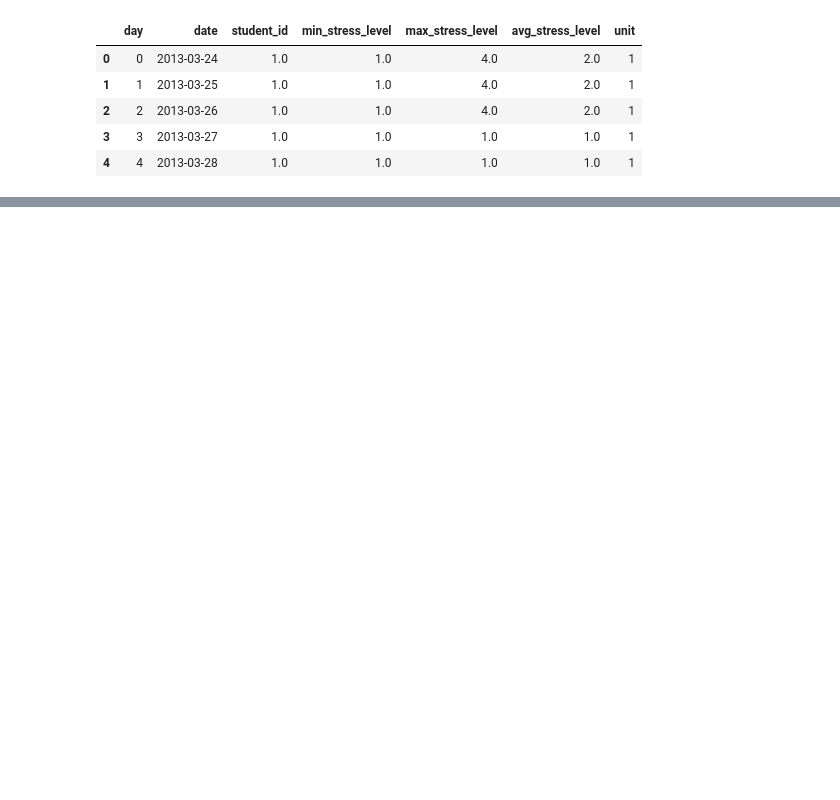
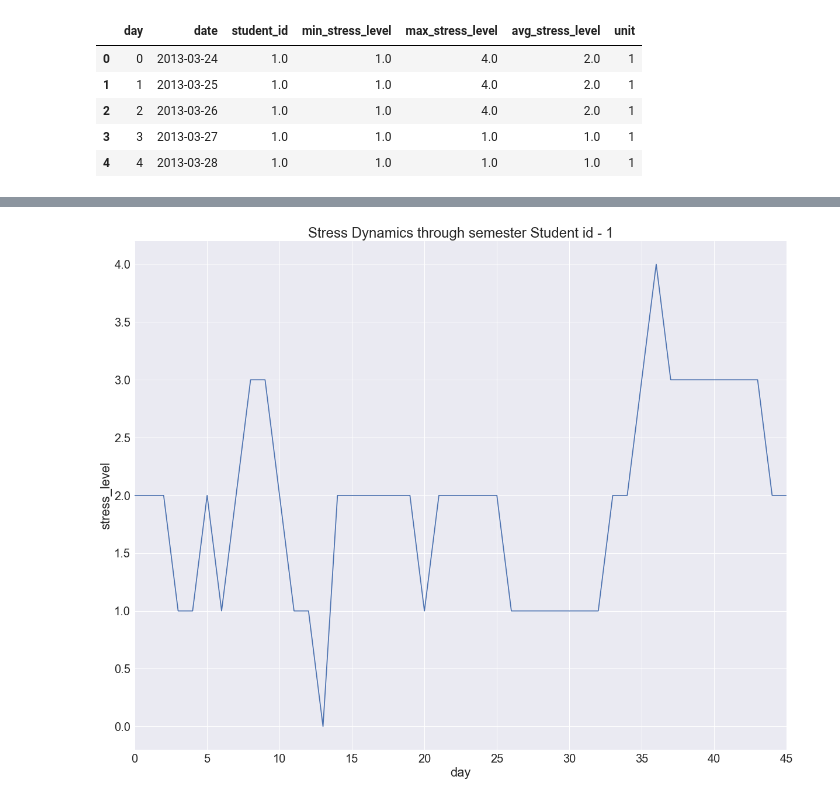
Before and after one commit to abhinavshaw1993/StudentLife-ML-Analysis, a Jupyter notebook: Vizualization/EMA Vizsualization.ipynb, the cells around one changed output, grey strips where cells are left out. Cells and saved outputs as stored; diff of their text form; code cells hidden in the pictures; blank space fills up the shorter version.

```diff
--- a/Vizualization/EMA Vizsualization.ipynb
+++ b/Vizualization/EMA Vizsualization.ipynb
@@ -126,0 +128,12 @@ plt.savefig("Plots/ema_viz_avg.jpg")
+# %%
+avg_stress_one_student = plotting_data[np.logical_and ( plotting_data.loc[:,'condition'] == 'avg_stress',plotting_data.loc[:,'student_id'] == 1 )]
+
+# display(avg_stress_one_student)
+plt.figure(figsize=(20, 16))
+ax = sns.tsplot(data=avg_stress_one_student, time="day",  value='stress_level', unit='unit', ci=50 )
+ax.set_title("Stress Dynamics through semester Student id - 1")
+
+
+plt.savefig("Plots/ema_viz_avg_one_student.jpg")
+# %% [output]
+[figure, added]
```
Also changed, not shown: parts of 2 cells of this notebook, 49 other files.
